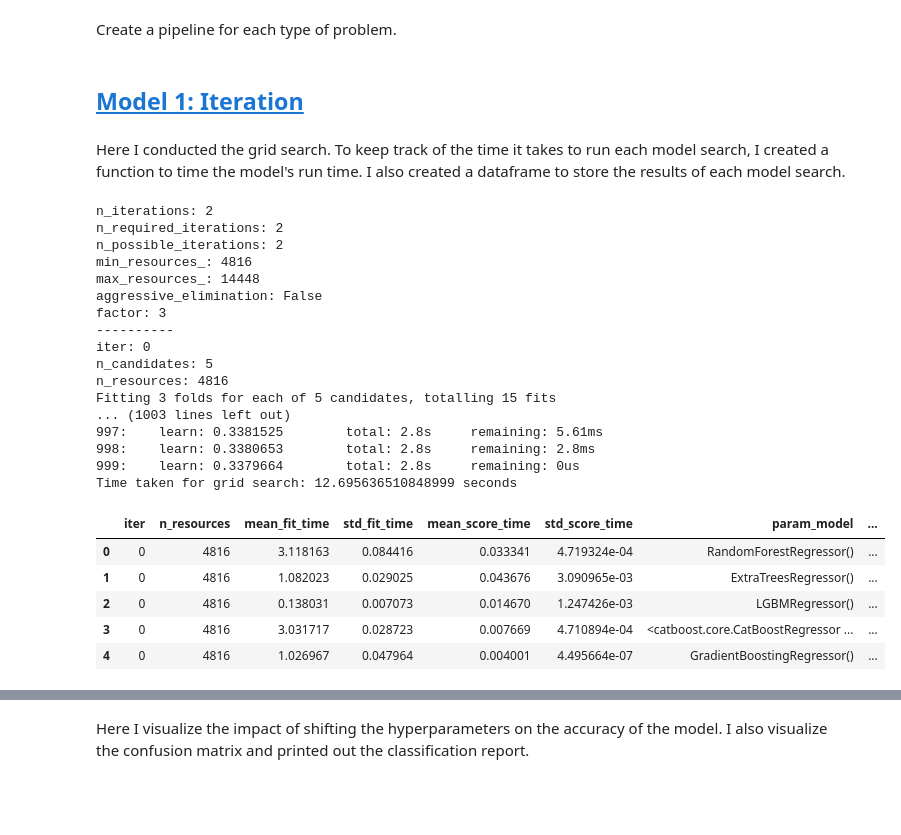
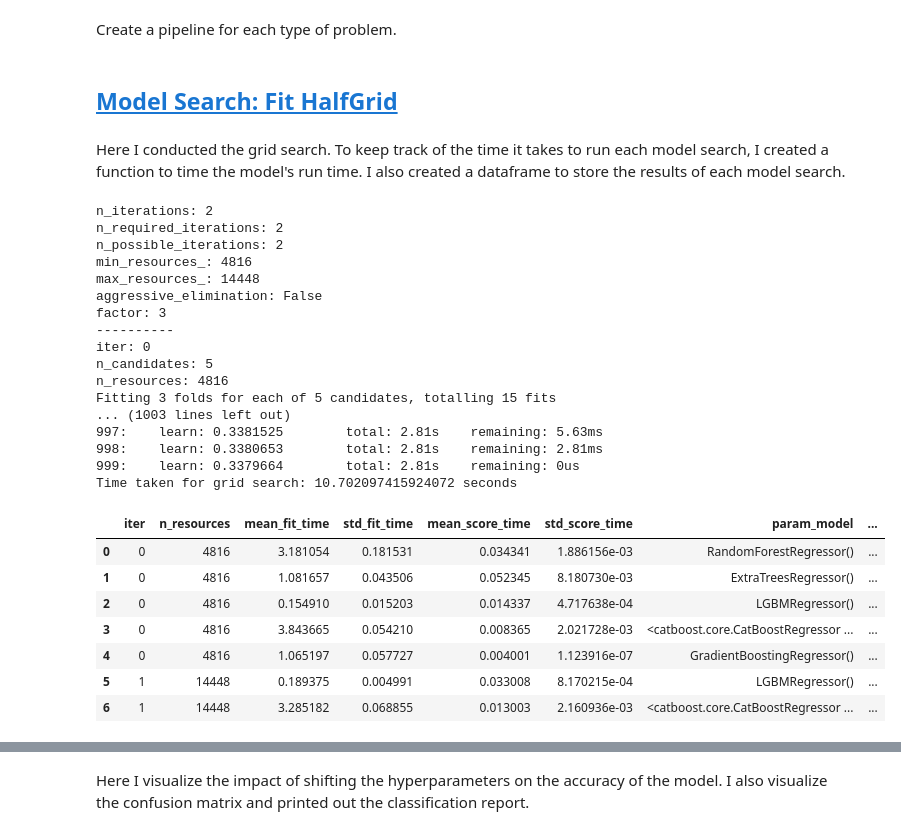
Before and after one commit to scelarek/Reference_Notebooks, a Jupyter notebook: Templates For Projects/5. Master Pipeline (Advanced) copy.ipynb, the cells around one changed output, grey strips where cells are left out. Drawn from its saved outputs; the diff is of its cells as text; code cells hidden in the pictures; blank space fills up the shorter version.

```diff
--- a/Templates For Projects/5. Master Pipeline (Advanced) copy.ipynb
+++ b/Templates For Projects/5. Master Pipeline (Advanced) copy.ipynb
@@ -163,12 +153,17 @@ clustering_models = [KMeans(n_clusters=3), AgglomerativeClustering(n_clusters=3)
 #     Sequential().add(LSTM(50))  # LSTM, being a neural network, requires the input to be reshaped to the form [samples, time steps, features]
 # ]
 # %%
+index = 3
+
+param_model_list = [basic_classifier_models, basic_regression_models, advanced_classifier_models, advanced_regression_models, clustering_models]
+
+
 # Define the parameter grid for the Grid Search
 # Here, the grid consists of Standard Scaler for the 'scaler' step and all basic classification models for the 'model' step
 param_grid = [{'scaler': [StandardScaler()],
-            'model': advanced_regression_models}]
+            'model': param_model_list[index]}]
 # %% [markdown]
-## <a id='toc3_4_'></a>[Model 1: Iteration](#toc0_)
+## <a id='toc3_4_'></a>[Model Search: Fit HalfGrid](#toc0_)
 # %% [markdown]
 Here I conducted the grid search. To keep track of the time it takes to run each model search, I created a function to time the model's run time. I also created a dataframe to store the results of each model search.
 # %%
@@ -200,21 +195,23 @@ n_candidates: 5
 n_resources: 4816
 Fitting 3 folds for each of 5 candidates, totalling 15 fits
 ... (1003 lines left out)
-997:    learn: 0.3381525        total: 2.8s     remaining: 5.61ms
-998:    learn: 0.3380653        total: 2.8s     remaining: 2.8ms
-999:    learn: 0.3379664        total: 2.8s     remaining: 0us
-Time taken for grid search: 12.695636510848999 seconds
+997:    learn: 0.3381525        total: 2.81s    remaining: 5.63ms
+998:    learn: 0.3380653        total: 2.81s    remaining: 2.81ms
+999:    learn: 0.3379664        total: 2.81s    remaining: 0us
+Time taken for grid search: 10.702097415924072 seconds
 # %%
 # Create a DataFrame with the results of the grid search
 grid_outcomes = pd.DataFrame(grid.cv_results_).apply(lambda x: x.astype(str) if x.dtype == 'object' else x)
-display(grid_outcomes.head())
+display(grid_outcomes)
 
 # Get the best grid search's best predicted probabilities
 best_model = grid.best_estimator_
 # %% [output]
 |  | iter | n_resources | mean_fit_time | std_fit_time | mean_score_time | std_score_time | param_model | ... |
-| 0 | 0 | 4816 | 3.118163 | 0.084416 | 0.033341 | 4.719324e-04 | RandomForestRegressor() | ... |
-| 1 | 0 | 4816 | 1.082023 | 0.029025 | 0.043676 | 3.090965e-03 | ExtraTreesRegressor() | ... |
-| 2 | 0 | 4816 | 0.138031 | 0.007073 | 0.014670 | 1.247426e-03 | LGBMRegressor() | ... |
-| 3 | 0 | 4816 | 3.031717 | 0.028723 | 0.007669 | 4.710894e-04 | <catboost.core.CatBoostRegressor ... | ... |
-| 4 | 0 | 4816 | 1.026967 | 0.047964 | 0.004001 | 4.495664e-07 | GradientBoostingRegressor() | ... |
+| 0 | 0 | 4816 | 3.181054 | 0.181531 | 0.034341 | 1.886156e-03 | RandomForestRegressor() | ... |
+| 1 | 0 | 4816 | 1.081657 | 0.043506 | 0.052345 | 8.180730e-03 | ExtraTreesRegressor() | ... |
+| 2 | 0 | 4816 | 0.154910 | 0.015203 | 0.014337 | 4.717638e-04 | LGBMRegressor() | ... |
+| 3 | 0 | 4816 | 3.843665 | 0.054210 | 0.008365 | 2.021728e-03 | <catboost.core.CatBoostRegressor ... | ... |
+| 4 | 0 | 4816 | 1.065197 | 0.057727 | 0.004001 | 1.123916e-07 | GradientBoostingRegressor() | ... |
+| 5 | 1 | 14448 | 0.189375 | 0.004991 | 0.033008 | 8.170215e-04 | LGBMRegressor() | ... |
+| 6 | 1 | 14448 | 3.285182 | 0.068855 | 0.013003 | 2.160936e-03 | <catboost.core.CatBoostRegressor ... | ... |
```
Also changed, not shown: parts of 33 cells of this notebook, 5 other files.
